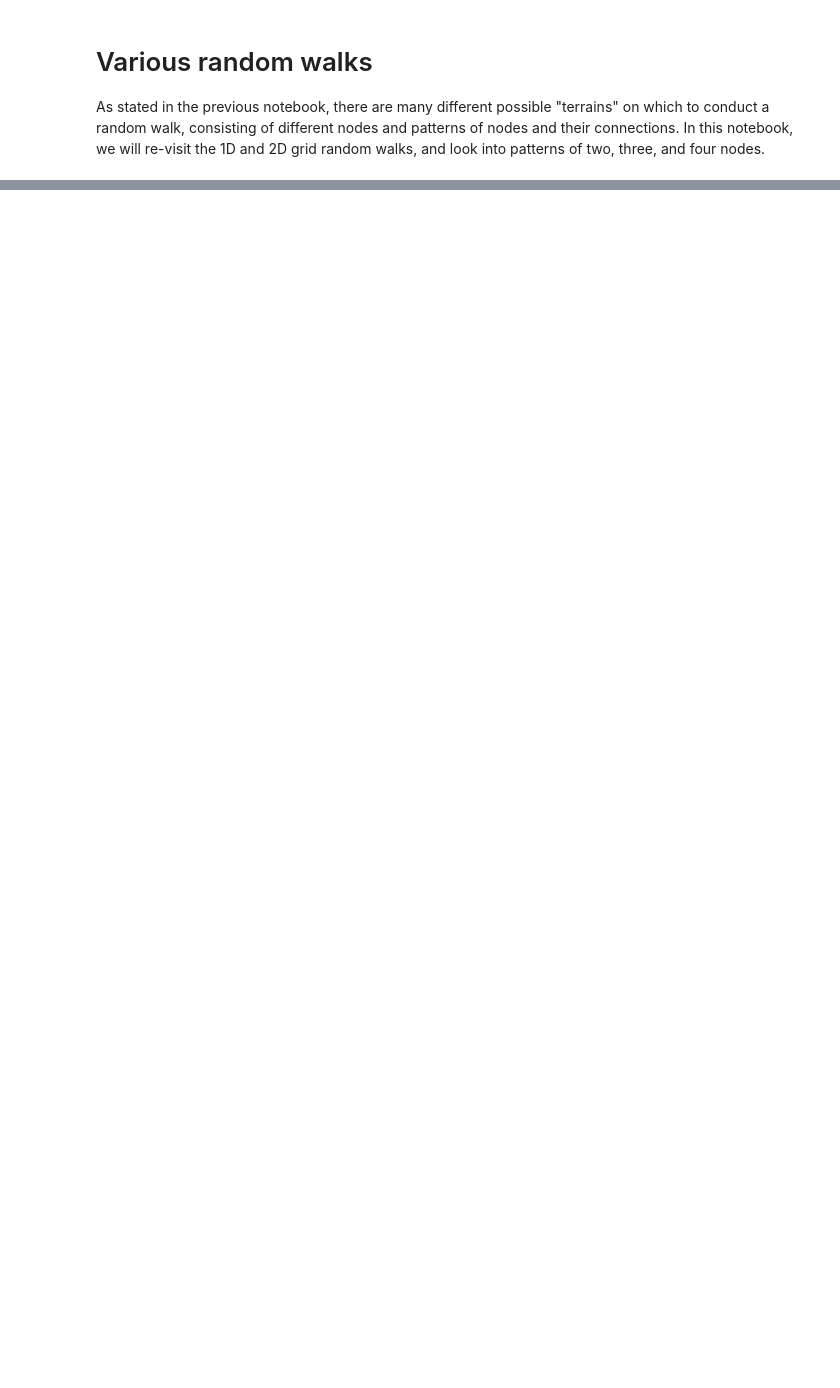
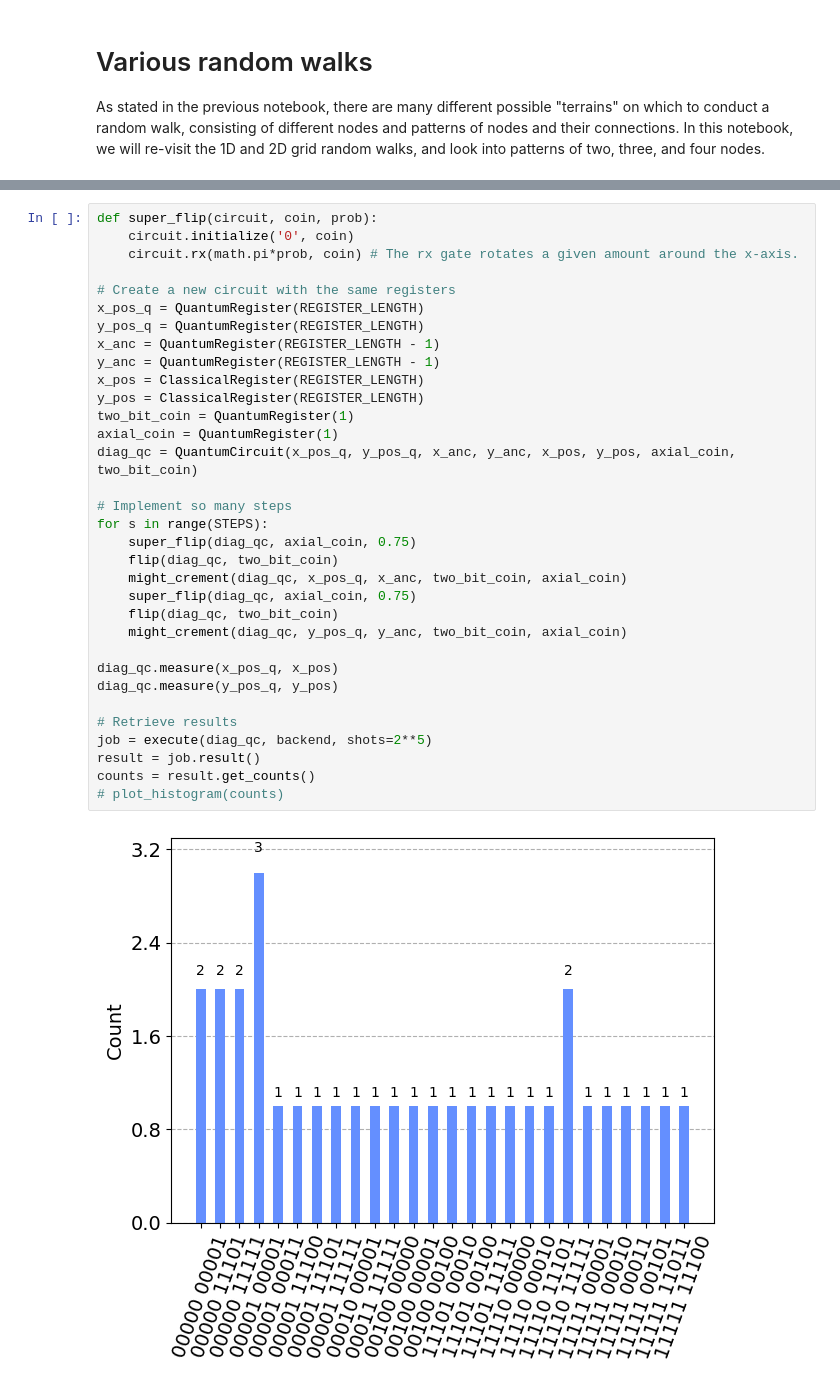
Before and after one commit to RMRattray/Qiskit-Random-Walk, a Jupyter notebook: QGC_Random_Walks_Different_Graphs.ipynb, the cells around one changed output, grey strips where cells are left out. Cells and saved outputs as stored; diff of their text form; blank space fills up the shorter version.

```diff
--- a/QGC_Random_Walks_Different_Graphs.ipynb
+++ b/QGC_Random_Walks_Different_Graphs.ipynb
@@ -77,0 +227,35 @@ Also to add (solved on paper):
+# %%
+def super_flip(circuit, coin, prob):
+    circuit.initialize('0', coin)
+    circuit.rx(math.pi*prob, coin) # The rx gate rotates a given amount around the x-axis.
+
+# Create a new circuit with the same registers
+x_pos_q = QuantumRegister(REGISTER_LENGTH)
+y_pos_q = QuantumRegister(REGISTER_LENGTH)
+x_anc = QuantumRegister(REGISTER_LENGTH - 1)
+y_anc = QuantumRegister(REGISTER_LENGTH - 1)
+x_pos = ClassicalRegister(REGISTER_LENGTH)
+y_pos = ClassicalRegister(REGISTER_LENGTH)
+two_bit_coin = QuantumRegister(1)
+axial_coin = QuantumRegister(1)
+diag_qc = QuantumCircuit(x_pos_q, y_pos_q, x_anc, y_anc, x_pos, y_pos, axial_coin, two_bit_coin)
+
+# Implement so many steps
+for s in range(STEPS):
+    super_flip(diag_qc, axial_coin, 0.75)
+    flip(diag_qc, two_bit_coin)
+    might_crement(diag_qc, x_pos_q, x_anc, two_bit_coin, axial_coin)
+    super_flip(diag_qc, axial_coin, 0.75)
+    flip(diag_qc, two_bit_coin)
+    might_crement(diag_qc, y_pos_q, y_anc, two_bit_coin, axial_coin)
+
+diag_qc.measure(x_pos_q, x_pos)
+diag_qc.measure(y_pos_q, y_pos)
+
+# Retrieve results
+job = execute(diag_qc, backend, shots=2**5)
+result = job.result()
+counts = result.get_counts()
+# plot_histogram(counts)
+# %% [output]
+[figure, added]
```
Also changed, not shown: parts of 21 cells of this notebook.
